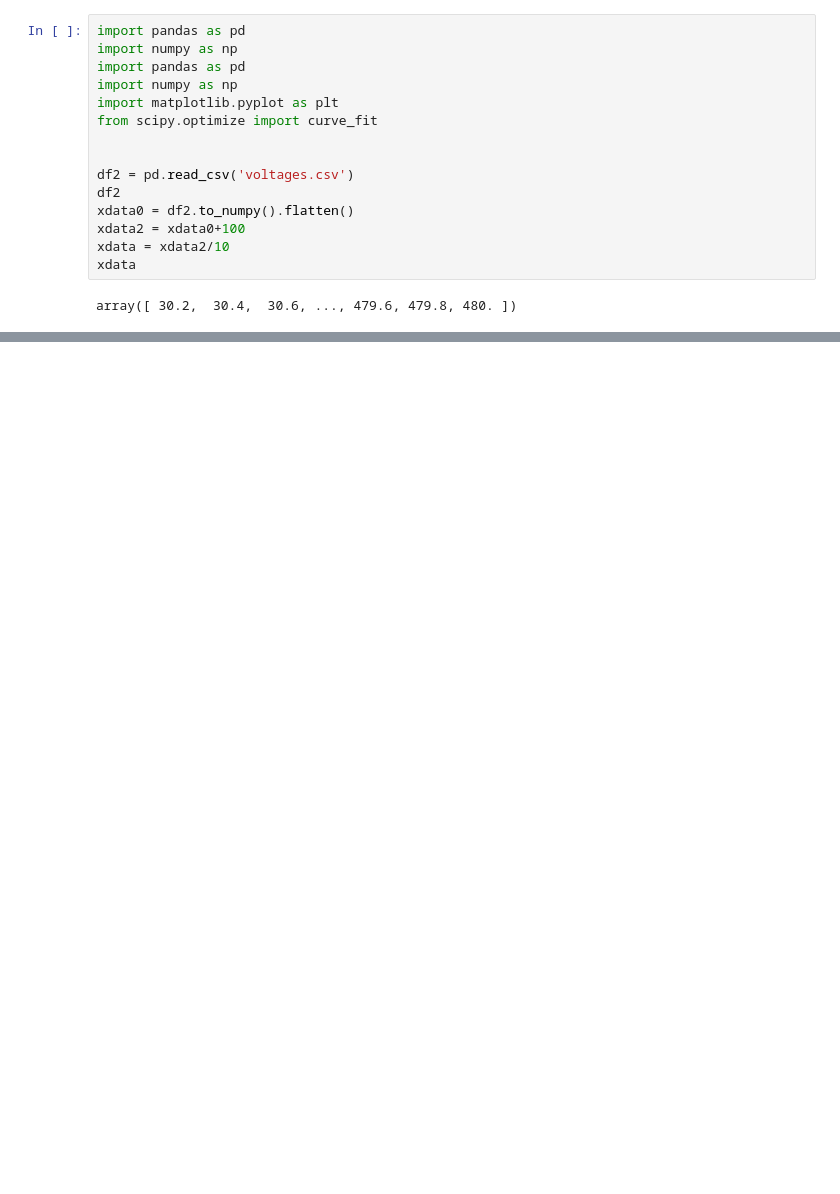
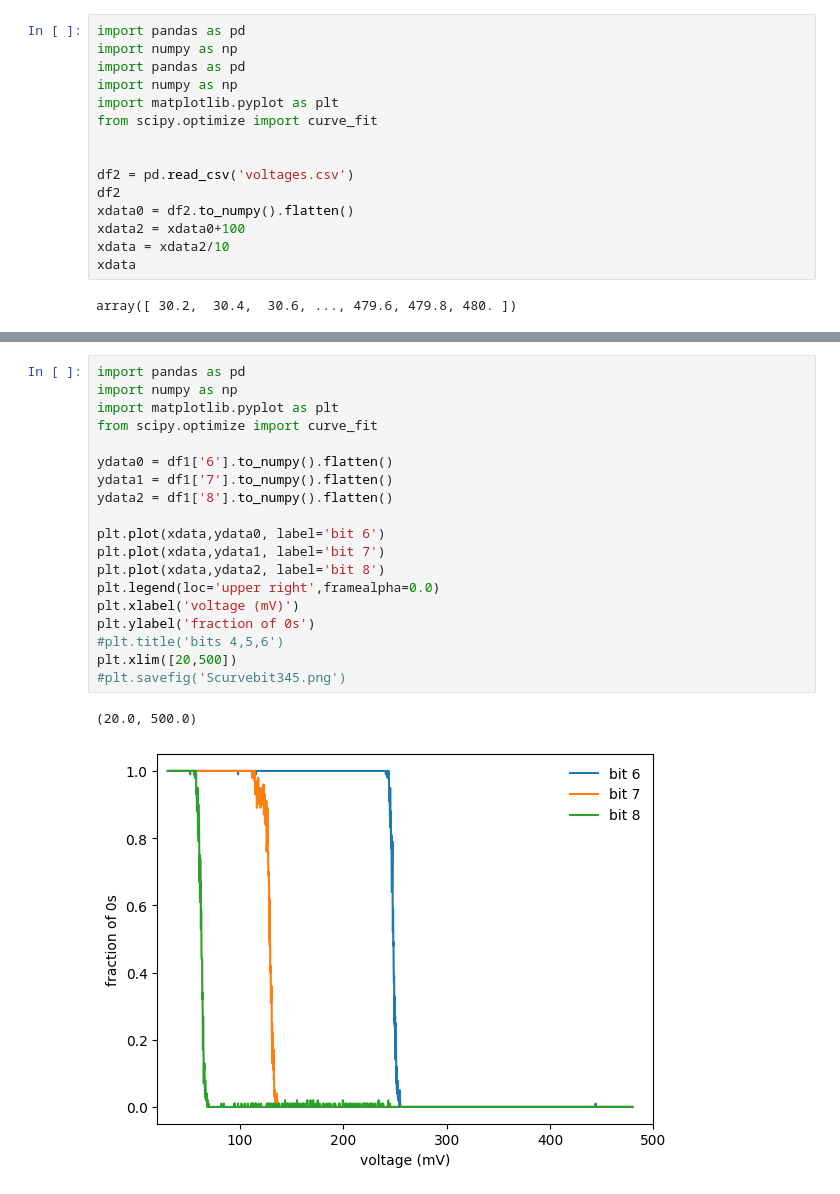
Before and after one commit to jieunyoo/chipOct23, a Jupyter notebook: plotScurve.ipynb, the cells around one changed output, grey strips where cells are left out. Drawn from its saved outputs; the diff is of its cells as text; blank space fills up the shorter version.

```diff
--- a/plotScurve.ipynb
+++ b/plotScurve.ipynb
@@ -63,0 +79,22 @@ plt.xlim([20,350])
+# %%
+import pandas as pd
+import numpy as np
+import matplotlib.pyplot as plt
+from scipy.optimize import curve_fit
+
+ydata0 = df1['6'].to_numpy().flatten()
+ydata1 = df1['7'].to_numpy().flatten()
+ydata2 = df1['8'].to_numpy().flatten()
+
+plt.plot(xdata,ydata0, label='bit 6')
+plt.plot(xdata,ydata1, label='bit 7')
+plt.plot(xdata,ydata2, label='bit 8')
+plt.legend(loc='upper right',framealpha=0.0)
+plt.xlabel('voltage (mV)')
+plt.ylabel('fraction of 0s')
+#plt.title('bits 4,5,6')
+plt.xlim([20,500])
+#plt.savefig('Scurvebit345.png')
+# %% [output]
+(20.0, 500.0)
+[figure, added]
```
Also changed, not shown: parts of 4 cells of this notebook, 2 other files.
